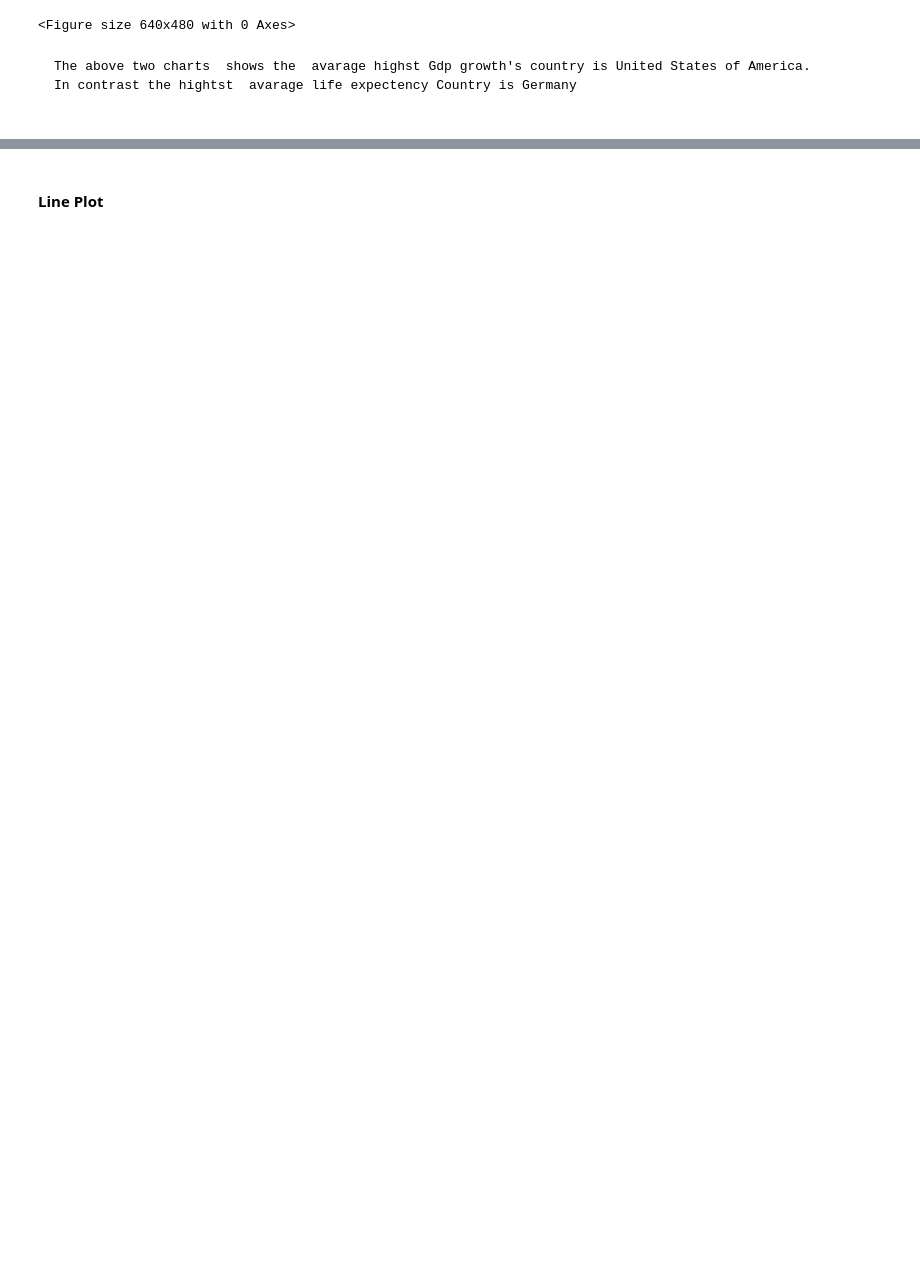
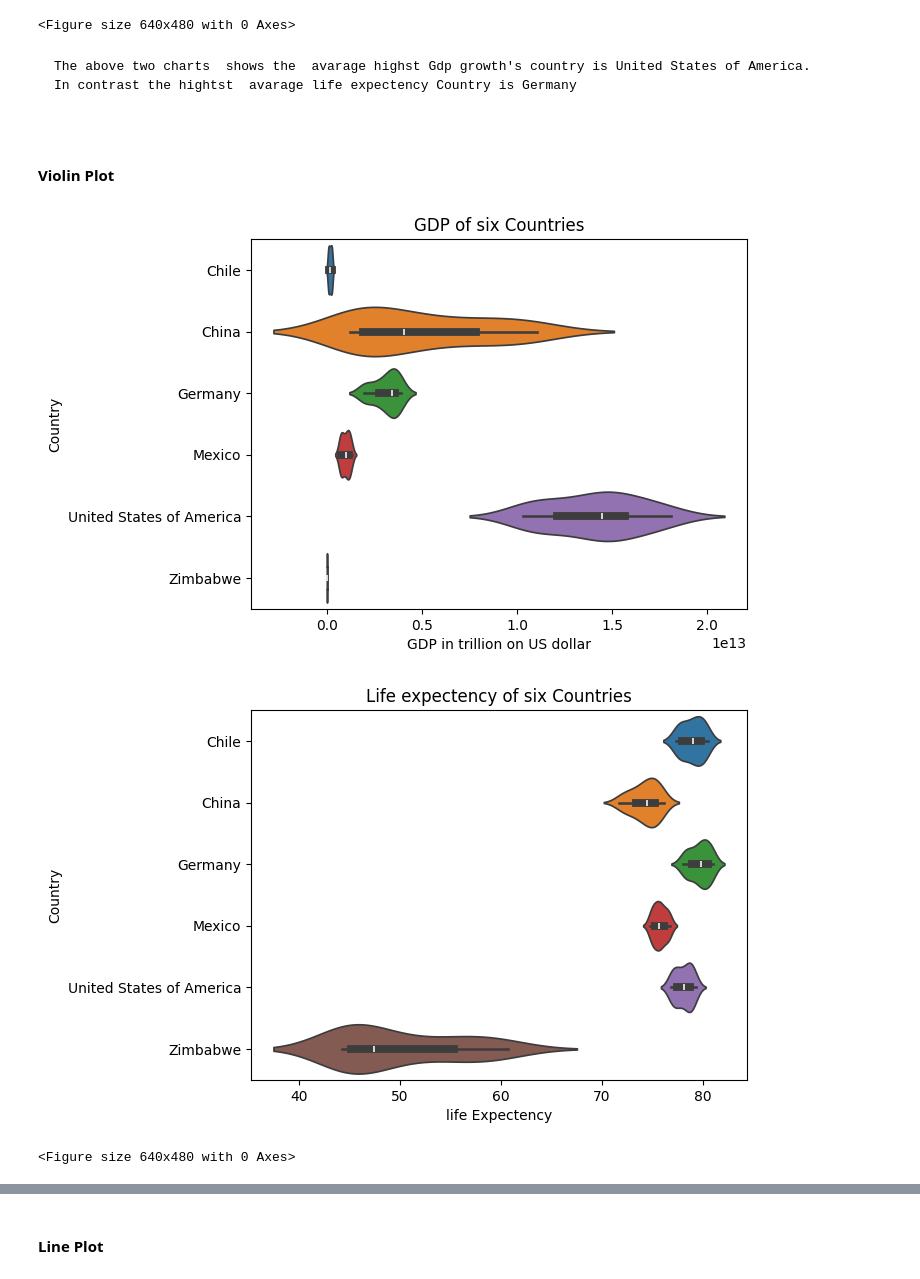
Before and after one commit to kafmfi/Data-visualization-project, a Jupyter notebook: life_expectancy_gdp.ipynb, the cells around one changed output, grey strips where cells are left out. Drawn from its saved outputs; the diff is of its cells as text; code cells hidden in the pictures; blank space fills up the shorter version.

````diff
--- a/life_expectancy_gdp.ipynb
+++ b/life_expectancy_gdp.ipynb
@@ -131,3 +131,26 @@ The avarage life expectency of 6 countries:
 ```
 The above two charts  shows the  avarage highst Gdp growth's country is United States of America.
 In contrast the hightst  avarage life expectency Country is Germany
+# %% [markdown]
+#
+<span style="font-size:80px;">**Violin Plot**</span>
+# %%
+# GDP of six countries
+sns.violinplot(x="GDP",y="Country",hue="Country",data=df)
+plt.title("GDP of six Countries")
+plt.xlabel("GDP in trillion on US dollar")
+plt.ylabel("Country")
+plt.show()
+plt.clf()
+
+# life expectency of six countries
+sns.violinplot(x="life_expectency_year",y="Country",hue="Country",data=df)
+plt.title("Life expectency of six Countries")
+plt.xlabel("life Expectency")
+plt.ylabel("Country")
+plt.show()
+plt.clf()
+# %% [output]
+[figure, added]
+[figure, added]
+<Figure size 640x480 with 0 Axes>
````
Also changed, not shown: parts of 4 cells of this notebook.
